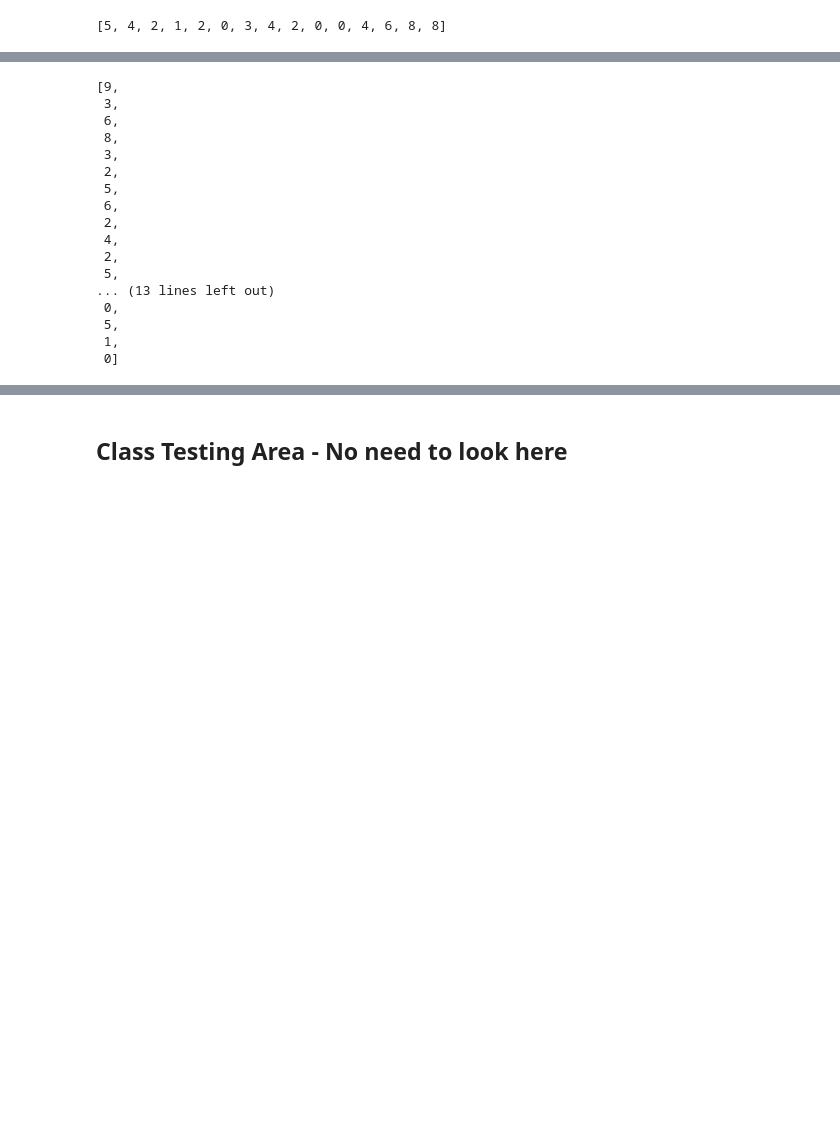
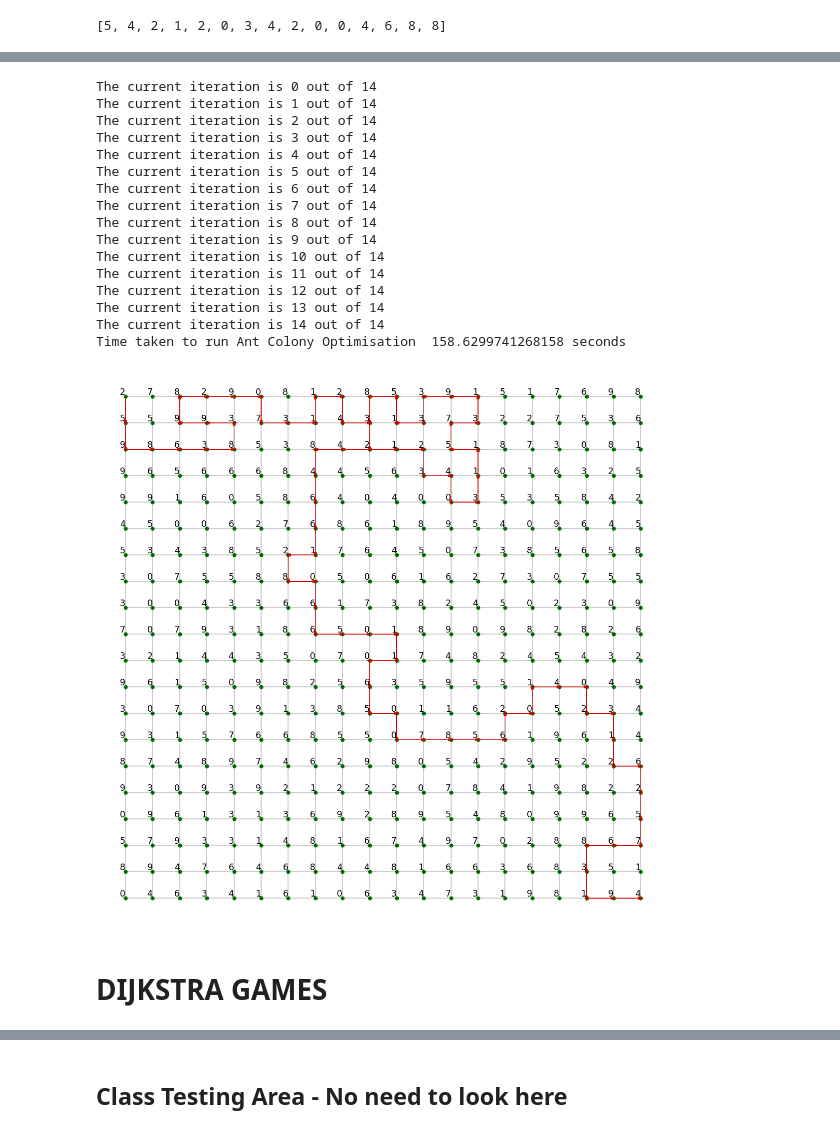
Before and after one commit to Assassinsarms/INM702_Coursework, a Jupyter notebook: T1Aaron_Mir_INM702_Task_1.ipynb, the cells around one changed output, grey strips where cells are left out. Cells and saved outputs as stored; diff of their text form; code cells hidden in the pictures; blank space fills up the shorter version.

```diff
--- a/T1Aaron_Mir_INM702_Task_1.ipynb
+++ b/T1Aaron_Mir_INM702_Task_1.ipynb
@@ -387,26 +432,34 @@ Time taken to run Ant Colony Optimisation  14.557682752609253 seconds
+# %%
+#-------------------------------------------------------- START GAME (ANT-COLONY) SOMETIMES PATH LOOPS ON ITSELF, SPEED DECREASES AS ITERATIONS/NUM ANTS INCREASES-----------------------------------------------#
+height, width = 20,20                                                        # Maze has to be NxN in order for visualisation to work properly
+agent_cortez = Agent('Cortez')                                               # Initialise the agent
+game = IntMaze(height, width, 1, 'Ant Colony', agent_cortez)                 # Initialise game with maze of height and width, game mode, type of algorithm ('Recursive', 'Ant Colony' or 'Dijkstra') and the agent in the maze
+game.start_game(num_iterations=15, num_ants=30, alpha=1, beta=5, rho=0.1)    # rho is the pheromone decay rate
+# %% [output]
+The current iteration is 0 out of 14
+The current iteration is 1 out of 14
+The current iteration is 2 out of 14
+The current iteration is 3 out of 14
+The current iteration is 4 out of 14
+The current iteration is 5 out of 14
+The current iteration is 6 out of 14
+The current iteration is 7 out of 14
+The current iteration is 8 out of 14
+The current iteration is 9 out of 14
+The current iteration is 10 out of 14
+The current iteration is 11 out of 14
+The current iteration is 12 out of 14
+The current iteration is 13 out of 14
+The current iteration is 14 out of 14
+Time taken to run Ant Colony Optimisation  158.6299741268158 seconds
+[figure, added]
 # %%
 agent_cortez.paths_taken_by_all_ants[agent_cortez.chosen_path]  # To see the shortest path found by ant colony optimisation
-# %% [output]
-[9,
- 3,
- 6,
- 8,
- 3,
- 2,
- 5,
- 6,
- 2,
- 4,
- 2,
- 5,
-... (13 lines left out)
- 0,
- 5,
- 1,
- 0]
 # %%
 agent_cortez.paths_coords_taken_by_all_ants[agent_cortez.chosen_path]  # To see the shortest path found by ant colony optimisation
 # %%
 agent_cortez.total_time_by_all_ants                         # To see all the paths the ants took OUTPUT BIG depending on how many ants but you can see there is 1 path for each ant and it shows it for the last iteration only
+# %% [markdown]
+# DIJKSTRA GAMES
 # %%
 #-------------------------------------------------------- START GAME (DIJKSTRA) -----------------------------------------------#
```
Also changed, not shown: parts of 10 cells of this notebook.
